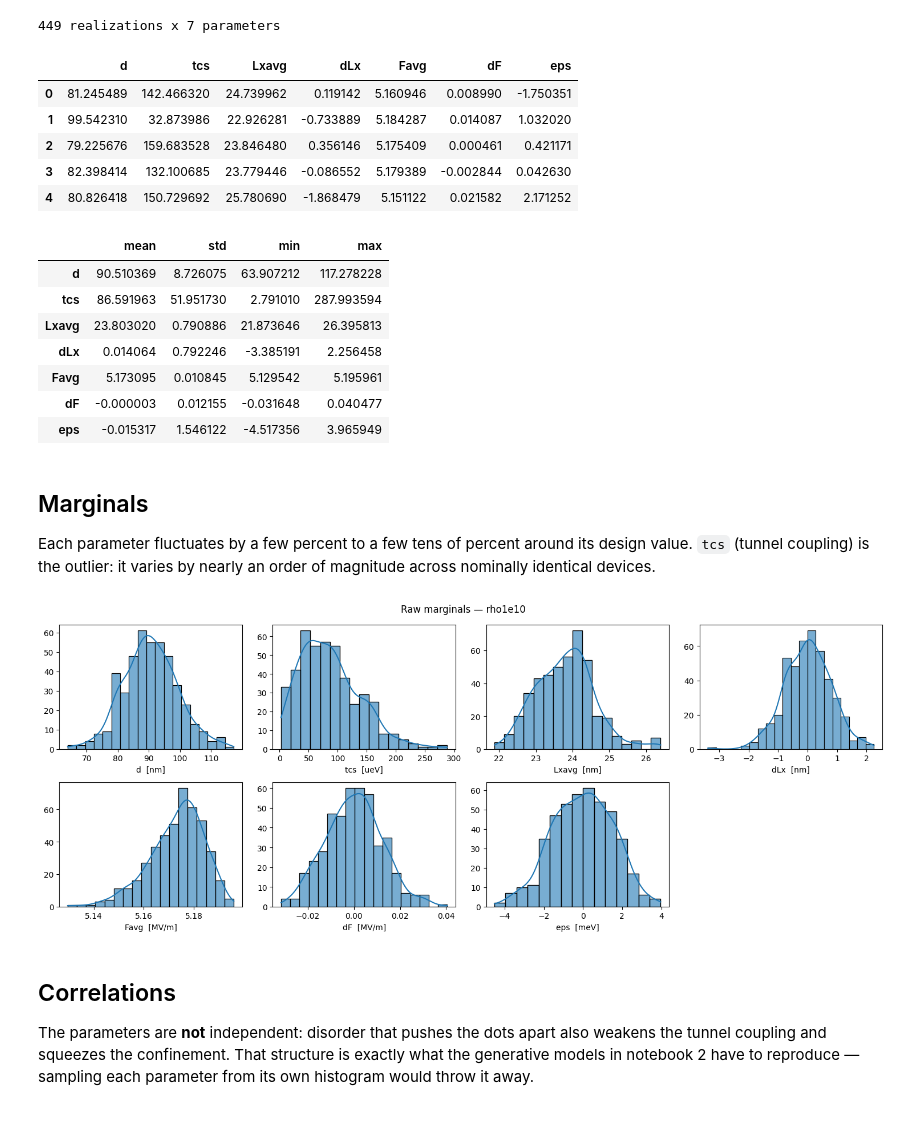
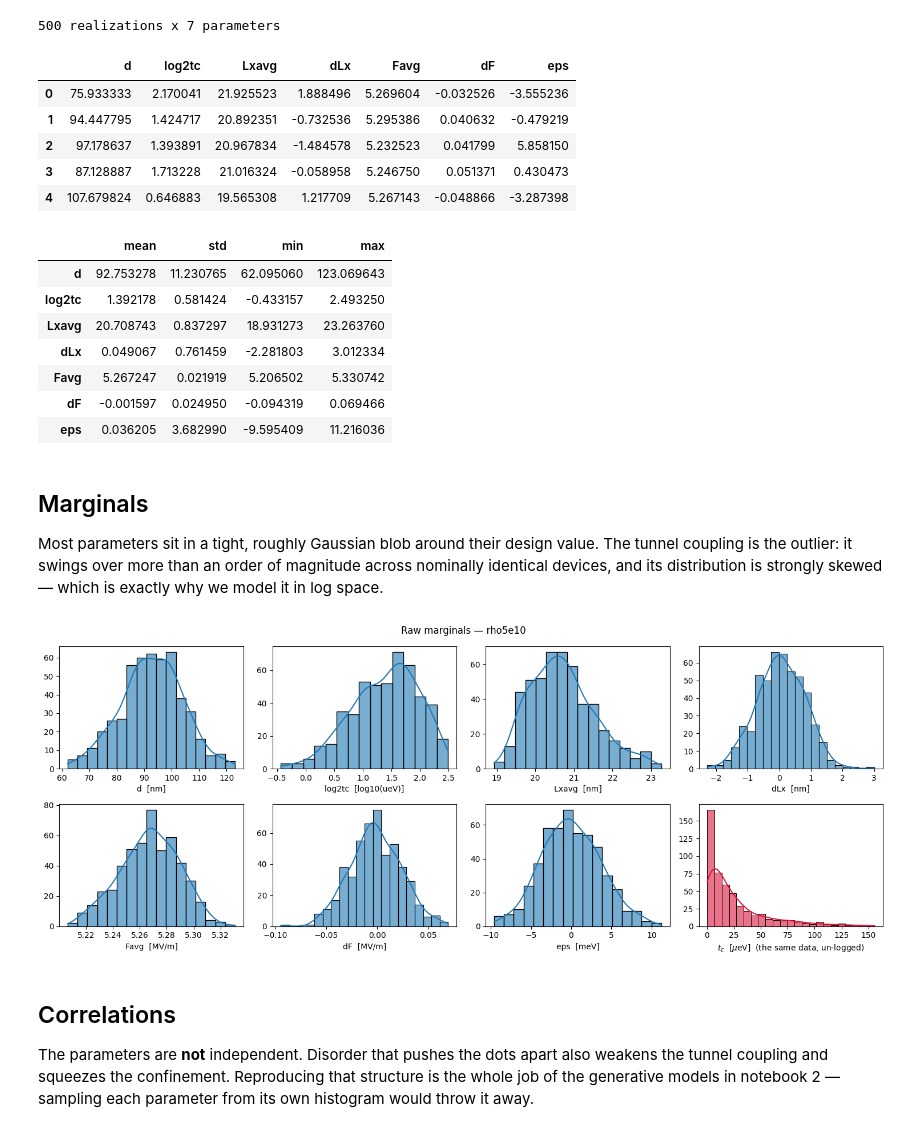
Before and after one commit to OpenSpin/ChargeTwin, a Jupyter notebook: notebooks/01_raw_data.ipynb, the cells around one changed output. Drawn from its saved outputs; the diff is of its cells as text; code cells hidden in the pictures.

```diff
--- a/notebooks/01_raw_data.ipynb
+++ b/notebooks/01_raw_data.ipynb
@@ -59,55 +67,61 @@ table above — everything downstream (models, plots, metrics) follows your choi
 # %%
-PARAMS = ct.FIG5_PARAMETERS  # ["d", "tcs", "Lxavg", "dLx", "Favg", "dF", "eps"]
-DATASET = "rho1e10"
+PARAMS = ct.PAPER_PARAMETERS  # ["d", "log2tc", "Lxavg", "dLx", "Favg", "dF", "eps"]
+DATASET = "rho5e10"
 
 raw = ct.load_dataset(DATASET, PARAMS)
 print(f"{len(raw)} realizations x {raw.shape[1]} parameters")
 raw.head()
 # %% [output]
-449 realizations x 7 parameters
+500 realizations x 7 parameters
-|  | d | tcs | Lxavg | dLx | Favg | dF | eps |
-| 0 | 81.245489 | 142.466320 | 24.739962 | 0.119142 | 5.160946 | 0.008990 | -1.750351 |
-| 1 | 99.542310 | 32.873986 | 22.926281 | -0.733889 | 5.184287 | 0.014087 | 1.032020 |
-| 2 | 79.225676 | 159.683528 | 23.846480 | 0.356146 | 5.175409 | 0.000461 | 0.421171 |
-| 3 | 82.398414 | 132.100685 | 23.779446 | -0.086552 | 5.179389 | -0.002844 | 0.042630 |
-| 4 | 80.826418 | 150.729692 | 25.780690 | -1.868479 | 5.151122 | 0.021582 | 2.171252 |
+|  | d | log2tc | Lxavg | dLx | Favg | dF | eps |
+| 0 | 75.933333 | 2.170041 | 21.925523 | 1.888496 | 5.269604 | -0.032526 | -3.555236 |
+| 1 | 94.447795 | 1.424717 | 20.892351 | -0.732536 | 5.295386 | 0.040632 | -0.479219 |
+| 2 | 97.178637 | 1.393891 | 20.967834 | -1.484578 | 5.232523 | 0.041799 | 5.858150 |
+| 3 | 87.128887 | 1.713228 | 21.016324 | -0.058958 | 5.246750 | 0.051371 | 0.430473 |
+| 4 | 107.679824 | 0.646883 | 19.565308 | 1.217709 | 5.267143 | -0.048866 | -3.287398 |
 # %%
 raw.describe().T[["mean", "std", "min", "max"]]
 # %% [output]
 |  | mean | std | min | max |
-| d | 90.510369 | 8.726075 | 63.907212 | 117.278228 |
-| tcs | 86.591963 | 51.951730 | 2.791010 | 287.993594 |
-| Lxavg | 23.803020 | 0.790886 | 21.873646 | 26.395813 |
-| dLx | 0.014064 | 0.792246 | -3.385191 | 2.256458 |
-| Favg | 5.173095 | 0.010845 | 5.129542 | 5.195961 |
-| dF | -0.000003 | 0.012155 | -0.031648 | 0.040477 |
-| eps | -0.015317 | 1.546122 | -4.517356 | 3.965949 |
+| d | 92.753278 | 11.230765 | 62.095060 | 123.069643 |
+| log2tc | 1.392178 | 0.581424 | -0.433157 | 2.493250 |
+| Lxavg | 20.708743 | 0.837297 | 18.931273 | 23.263760 |
+| dLx | 0.049067 | 0.761459 | -2.281803 | 3.012334 |
+| Favg | 5.267247 | 0.021919 | 5.206502 | 5.330742 |
+| dF | -0.001597 | 0.024950 | -0.094319 | 0.069466 |
+| eps | 0.036205 | 3.682990 | -9.595409 | 11.216036 |
 # %% [markdown]
 ## Marginals
 
-Each parameter fluctuates by a few percent to a few tens of percent around its
-design value. `tcs` (tunnel coupling) is the outlier: it varies by nearly an
-order of magnitude across nominally identical devices.
+Most parameters sit in a tight, roughly Gaussian blob around their design value.
+The tunnel coupling is the outlier: it swings over more than an order of
+magnitude across nominally identical devices, and its distribution is strongly
+skewed — which is exactly why we model it in log space.
 # %%
+lin = ct.add_tunnel_coupling(raw)
+
 fig, axes = plt.subplots(2, 4, figsize=(15, 6))
 for ax, p in zip(axes.ravel(), PARAMS):
     sns.histplot(raw[p], ax=ax, kde=True, color="tab:blue", edgecolor="k", alpha=0.6)
-    meta = ct.PARAMETERS[p]
-    ax.set_xlabel(f"{p}  [{meta['unit']}]")
+    ax.set_xlabel(f"{p}  [{ct.PARAMETERS[p]['unit']}]")
     ax.set_ylabel("")
-for ax in axes.ravel()[len(PARAMS):]:
-    ax.axis("off")
+
+ax = axes.ravel()[len(PARAMS)]
+sns.histplot(lin["tc"], ax=ax, kde=True, color="crimson", edgecolor="k", alpha=0.6)
+ax.set_xlabel(r"$t_c$  [$\mu$eV]  (the same data, un-logged)")
+ax.set_ylabel("")
+
 fig.suptitle(f"Raw marginals — {DATASET}")
 fig.tight_layout()
 # %% [output]
-[figure, old version]
+[figure, new version]
 # %% [markdown]
 ## Correlations
 
-The parameters are **not** independent: disorder that pushes the dots apart also
-weakens the tunnel coupling and squeezes the confinement. That structure is
-exactly what the generative models in notebook 2 have to reproduce — sampling
-each parameter from its own histogram would throw it away.
+The parameters are **not** independent. Disorder that pushes the dots apart also
+weakens the tunnel coupling and squeezes the confinement. Reproducing that
+structure is the whole job of the generative models in notebook 2 — sampling each
+parameter from its own histogram would throw it away.
 # %%
 fig, ax = plt.subplots(figsize=(6.5, 5.5))
 sns.heatmap(raw.corr(), cmap="bwr", vmin=-1, vmax=1, annot=True, fmt=".2f", square=True, ax=ax)
```
Also changed, not shown: parts of 12 cells of this notebook, 20 other files.
